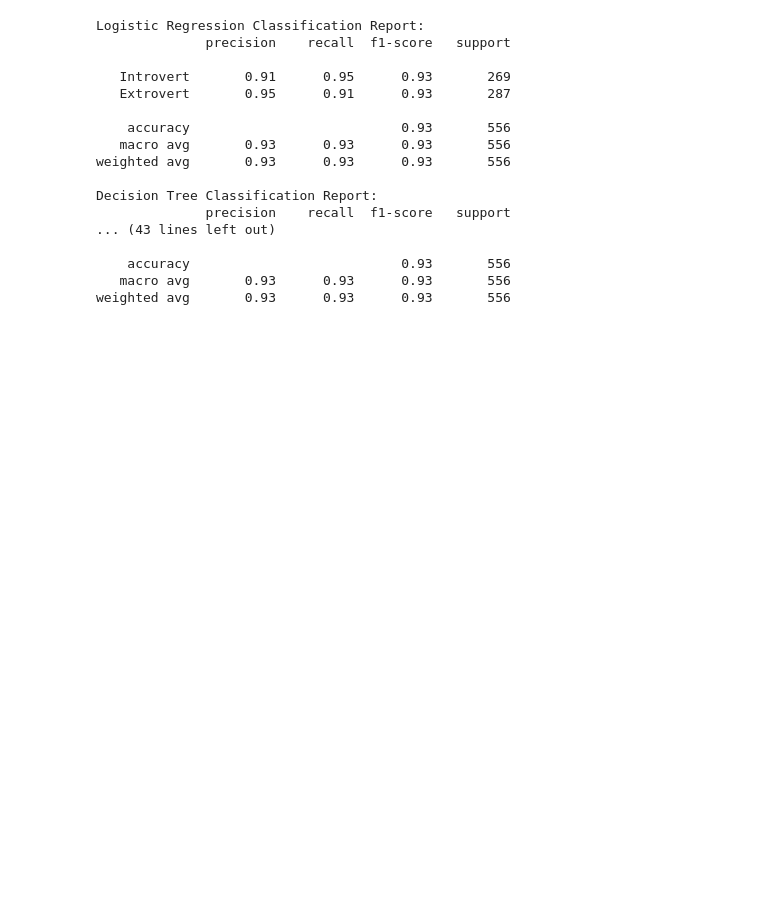
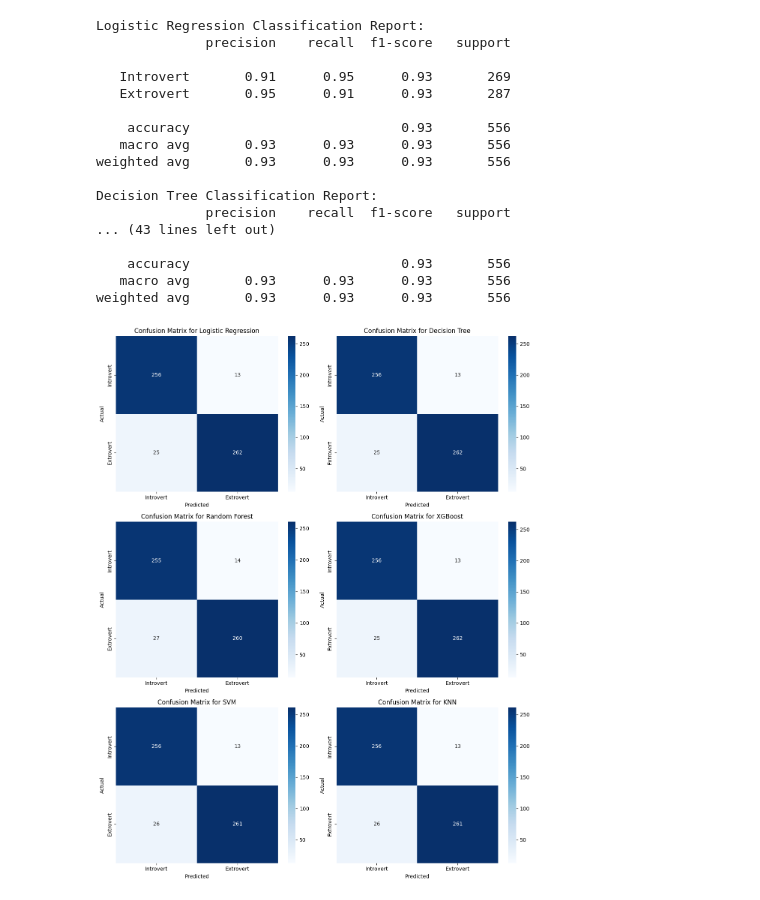
Before and after one commit to paulopezgil/personality_traits, a Jupyter notebook: nb.ipynb, the cells around one changed output. Drawn from its saved outputs; the diff is of its cells as text; code cells hidden in the pictures; blank space fills up the shorter version.

```diff
--- a/nb.ipynb
+++ b/nb.ipynb
@@ -313,7 +337,7 @@ RandomizedSearchCV Model Tuning Results
 from sklearn.metrics import classification_report, confusion_matrix, accuracy_score
 
 # Test all models on the test set
-test_results = []
+best_models = []
 
 for result in results:
     model_name = result['model']
@@ -328,6 +352,11 @@ for result in results:
     # Train and predict
     best_model.fit(X_train, y_train)
     y_pred = best_model.predict(X_test)
+    best_models.append({
+        'model': model_name,
+        'best_model': best_model,
+        'y_pred': y_pred
+    })
 
     # Calculate and print the metrics
     print(f"{model_name} Classification Report:")
@@ -350,3 +379,21 @@ Decision Tree Classification Report:
     accuracy                           0.93       556
    macro avg       0.93      0.93      0.93       556
 weighted avg       0.93      0.93      0.93       556
+# %%
+# Print the confusion matrix for all models
+plt.figure(figsize=(12, 15))
+for i, model in enumerate(best_models):
+    model_name = model['model']
+    y_pred = model['y_pred']
+
+    cm = confusion_matrix(y_test, y_pred)
+
+    plt.subplot(3, 2, i + 1)
+    sns.heatmap(cm, annot=True, fmt='d', cmap='Blues', xticklabels=['Introvert', 'Extrovert'], yticklabels=['Introvert', 'Extrovert'])
+    plt.title(f'Confusion Matrix for {model_name}')
+    plt.xlabel('Predicted')
+    plt.ylabel('Actual')
+plt.tight_layout()
+plt.show()
+# %% [output]
+[figure, added]
```
Also changed, not shown: parts of 3 cells of this notebook.
